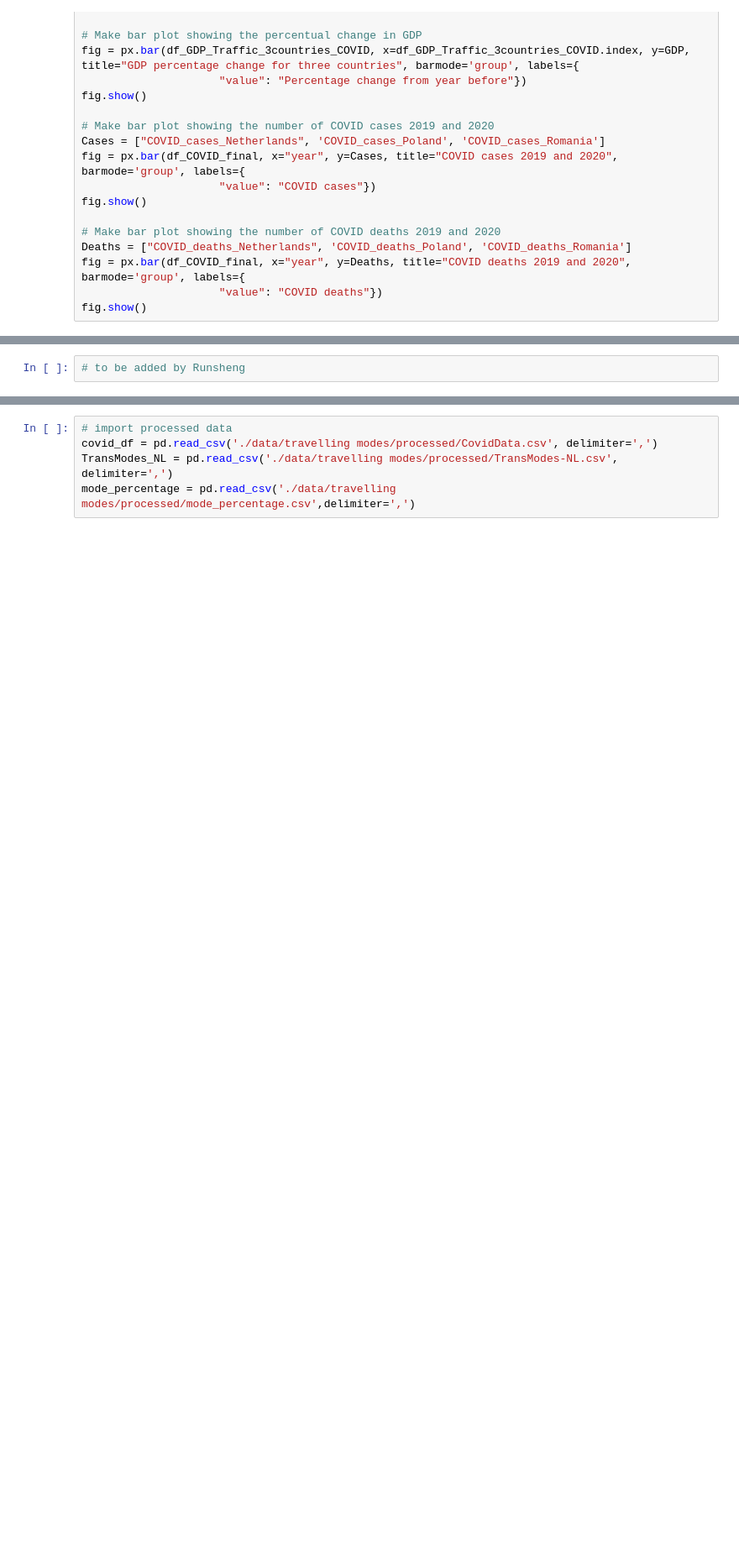
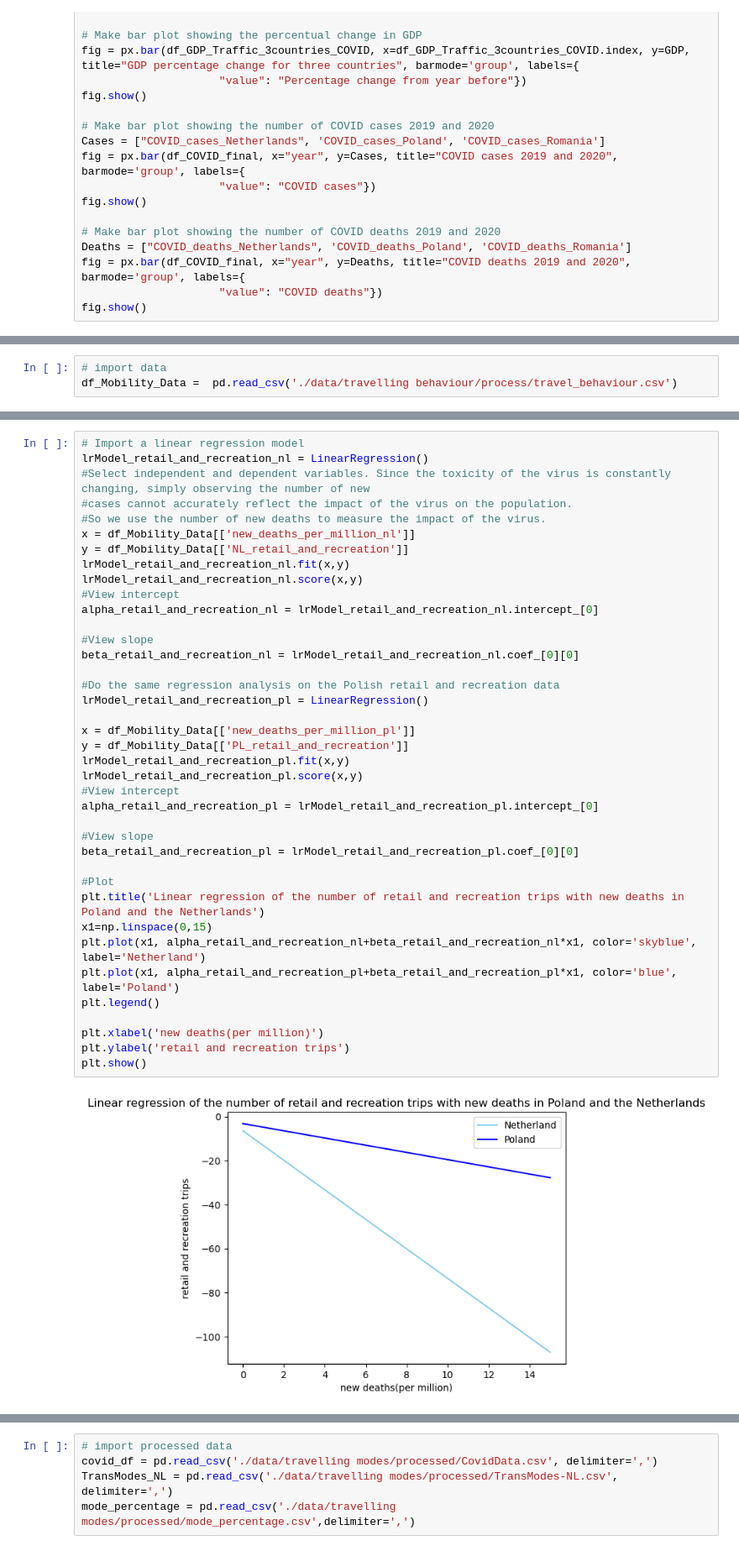
Before and after one commit to cynthiacai56/TIL6022-Project, a Jupyter notebook: project_main.ipynb, the cells around one changed output, grey strips where cells are left out. Shown at 84% size. Drawn from its saved outputs; the diff is of its cells as text; blank space fills up the shorter version.

Commit message:
Update travelling behaviour and finalize

```diff
--- a/project_main.ipynb
+++ b/project_main.ipynb
@@ -96,2 +101,3 @@ This research gives a good indication of the impact of COVID on mobility in coun
 # %%
-# to be added by Runsheng
+# import data
+df_Mobility_Data =  pd.read_csv('./data/travelling behaviour/process/travel_behaviour.csv')
@@ -97,0 +107,41 @@ This research gives a good indication of the impact of COVID on mobility in coun
+# %%
+# Import a linear regression model
+lrModel_retail_and_recreation_nl = LinearRegression()
+#Select independent and dependent variables. Since the toxicity of the virus is constantly changing, simply observing the number of new
+#cases cannot accurately reflect the impact of the virus on the population.
+#So we use the number of new deaths to measure the impact of the virus.
+x = df_Mobility_Data[['new_deaths_per_million_nl']]
+y = df_Mobility_Data[['NL_retail_and_recreation']]
+lrModel_retail_and_recreation_nl.fit(x,y)
+lrModel_retail_and_recreation_nl.score(x,y)
+#View intercept
+alpha_retail_and_recreation_nl = lrModel_retail_and_recreation_nl.intercept_[0]
+
+#View slope
+beta_retail_and_recreation_nl = lrModel_retail_and_recreation_nl.coef_[0][0]
+
+#Do the same regression analysis on the Polish retail and recreation data
+lrModel_retail_and_recreation_pl = LinearRegression()
+
+x = df_Mobility_Data[['new_deaths_per_million_pl']]
+y = df_Mobility_Data[['PL_retail_and_recreation']]
+lrModel_retail_and_recreation_pl.fit(x,y)
+lrModel_retail_and_recreation_pl.score(x,y)
+#View intercept
+alpha_retail_and_recreation_pl = lrModel_retail_and_recreation_pl.intercept_[0]
+
+#View slope
+beta_retail_and_recreation_pl = lrModel_retail_and_recreation_pl.coef_[0][0]
+
+#Plot
+plt.title('Linear regression of the number of retail and recreation trips with new deaths in Poland and the Netherlands')
+x1=np.linspace(0,15)
+plt.plot(x1, alpha_retail_and_recreation_nl+beta_retail_and_recreation_nl*x1, color='skyblue', label='Netherland')
+plt.plot(x1, alpha_retail_and_recreation_pl+beta_retail_and_recreation_pl*x1, color='blue', label='Poland')
+plt.legend()
+
+plt.xlabel('new deaths(per million)')
+plt.ylabel('retail and recreation trips')
+plt.show()
+# %% [output]
+[figure, added]
```
Also changed, not shown: parts of 52 cells of this notebook.
